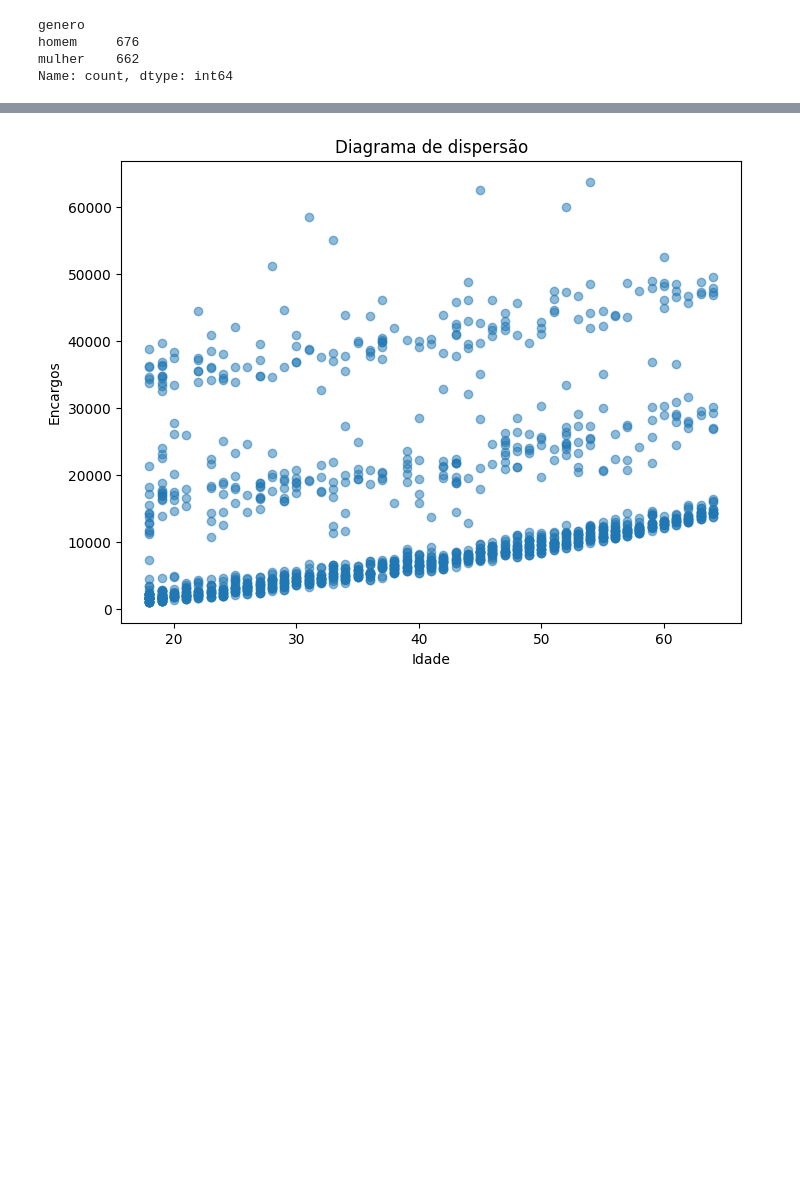
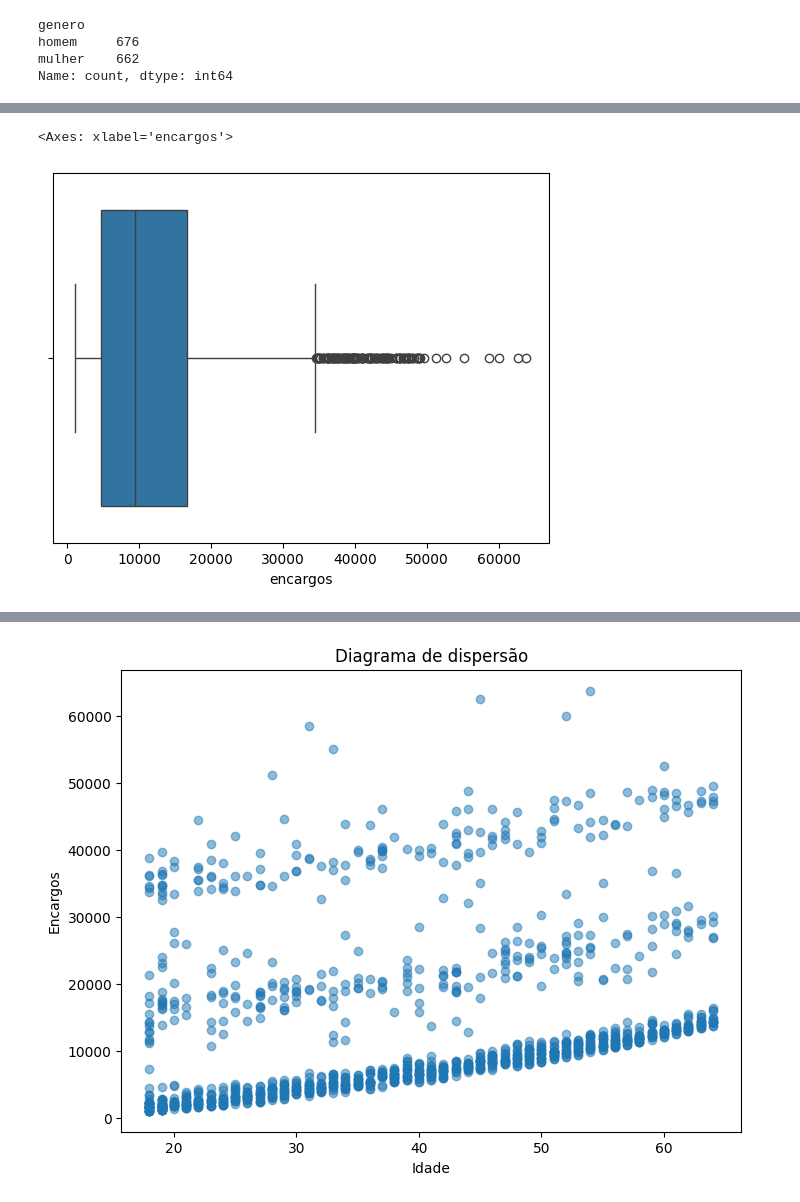
Before and after one commit to jordanmsouza/TechChallenge_Fase1_Grupo4, a Jupyter notebook: Tech_Challange_Fase1_Grupo4.ipynb, the cells around one changed output, grey strips where cells are left out. Saved outputs shown, nothing was run; the diff lists cells and outputs as text; code cells hidden in the pictures; blank space fills up the shorter version.

```diff
--- a/Tech_Challange_Fase1_Grupo4.ipynb
+++ b/Tech_Challange_Fase1_Grupo4.ipynb
@@ -96,0 +160,5 @@ Name: count, dtype: int64
+# %%
+sb.boxplot(x=dados["encargos"])
+# %% [output]
+<Axes: xlabel='encargos'>
+[figure, added]
```
Also changed, not shown: parts of 45 cells of this notebook.
